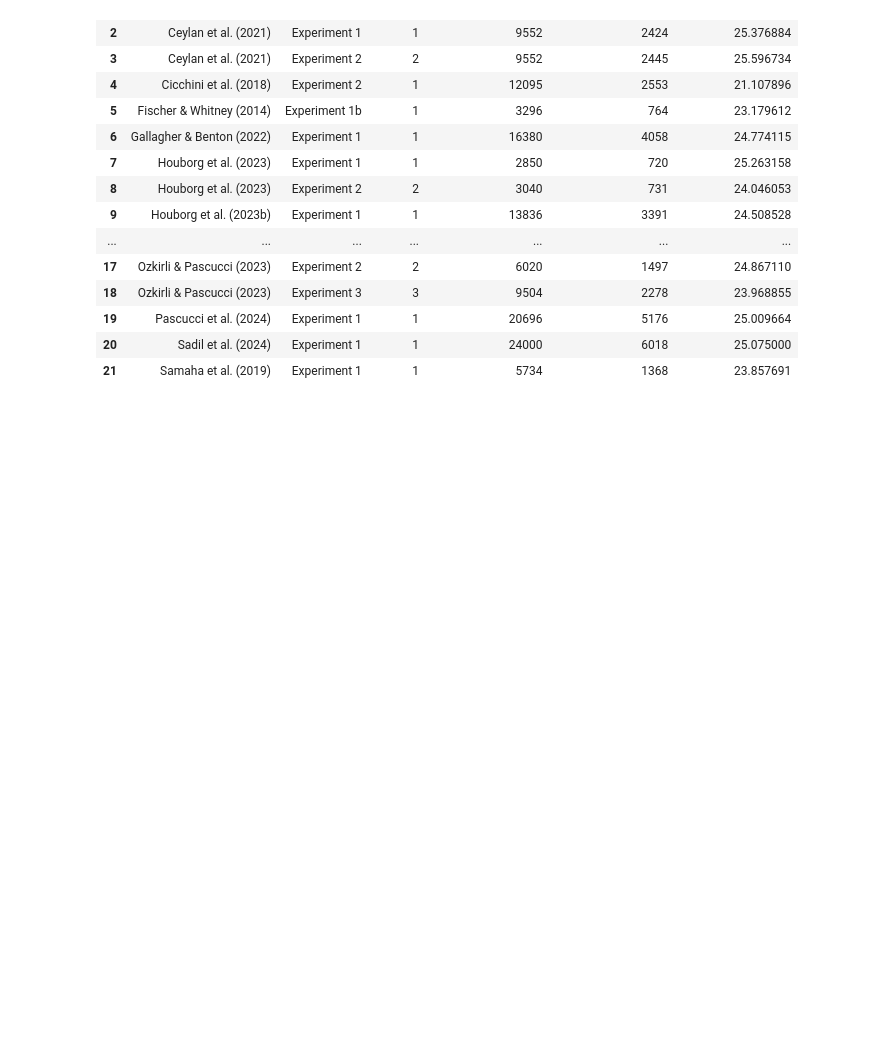
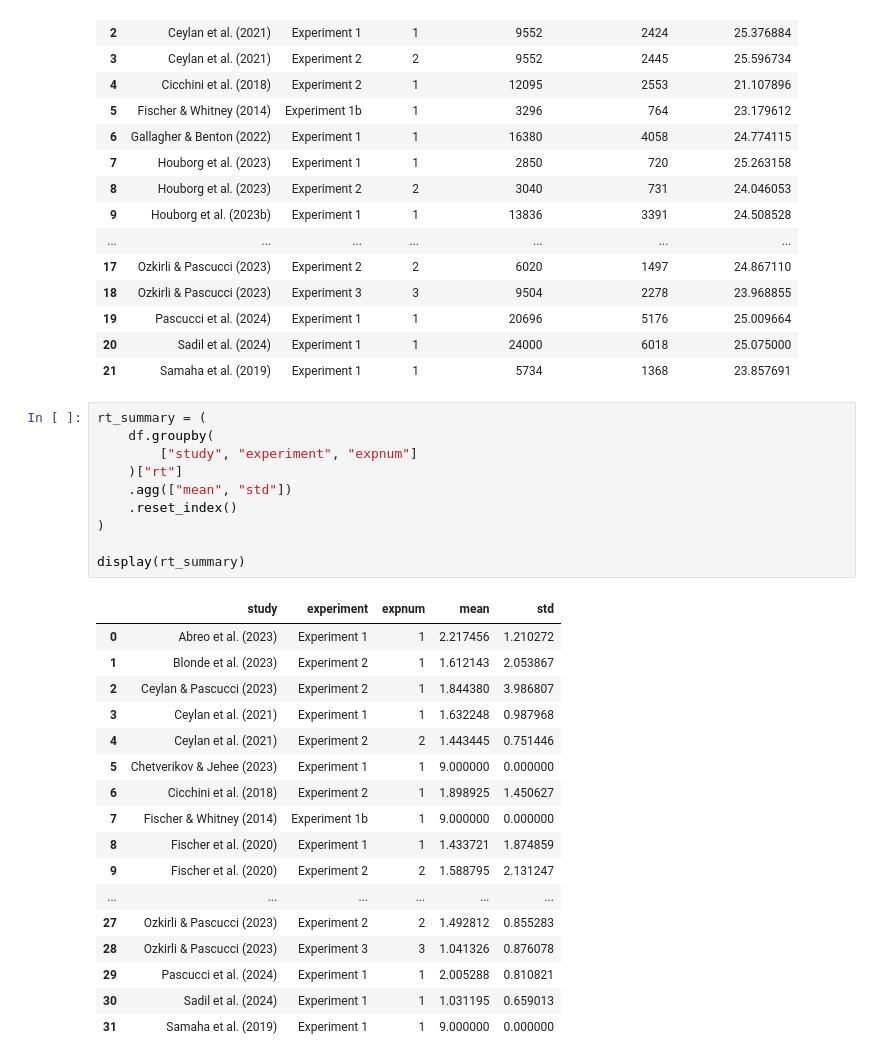
Before and after one commit to mkurvink/serialdependence, a Jupyter notebook: code/inspect_master_table.ipynb, the cells around one changed output. Drawn from its saved outputs; the diff is of its cells as text; blank space fills up the shorter version.

```diff
--- a/code/inspect_master_table.ipynb
+++ b/code/inspect_master_table.ipynb
@@ -334,3 +334,31 @@ Number of consecutive trial pairs with |theta difference| > 90°: 63496
 | 19 | Pascucci et al. (2024) | Experiment 1 | 1 | 20696 | 5176 | 25.009664 |
 | 20 | Sadil et al. (2024) | Experiment 1 | 1 | 24000 | 6018 | 25.075000 |
 | 21 | Samaha et al. (2019) | Experiment 1 | 1 | 5734 | 1368 | 23.857691 |
+# %%
+rt_summary = (
+    df.groupby(
+        ["study", "experiment", "expnum"]
+    )["rt"]
+    .agg(["mean", "std"])
+    .reset_index()
+)
+
+display(rt_summary)
+# %% [output]
+|  | study | experiment | expnum | mean | std |
+| 0 | Abreo et al. (2023) | Experiment 1 | 1 | 2.217456 | 1.210272 |
+| 1 | Blonde et al. (2023) | Experiment 2 | 1 | 1.612143 | 2.053867 |
+| 2 | Ceylan & Pascucci (2023) | Experiment 2 | 1 | 1.844380 | 3.986807 |
+| 3 | Ceylan et al. (2021) | Experiment 1 | 1 | 1.632248 | 0.987968 |
+| 4 | Ceylan et al. (2021) | Experiment 2 | 2 | 1.443445 | 0.751446 |
+| 5 | Chetverikov & Jehee (2023) | Experiment 1 | 1 | 9.000000 | 0.000000 |
+| 6 | Cicchini et al. (2018) | Experiment 2 | 1 | 1.898925 | 1.450627 |
+| 7 | Fischer & Whitney (2014) | Experiment 1b | 1 | 9.000000 | 0.000000 |
+| 8 | Fischer et al. (2020) | Experiment 1 | 1 | 1.433721 | 1.874859 |
+| 9 | Fischer et al. (2020) | Experiment 2 | 2 | 1.588795 | 2.131247 |
+| ... | ... | ... | ... | ... | ... |
+| 27 | Ozkirli & Pascucci (2023) | Experiment 2 | 2 | 1.492812 | 0.855283 |
+| 28 | Ozkirli & Pascucci (2023) | Experiment 3 | 3 | 1.041326 | 0.876078 |
+| 29 | Pascucci et al. (2024) | Experiment 1 | 1 | 2.005288 | 0.810821 |
+| 30 | Sadil et al. (2024) | Experiment 1 | 1 | 1.031195 | 0.659013 |
+| 31 | Samaha et al. (2019) | Experiment 1 | 1 | 9.000000 | 0.000000 |
```
Also changed, not shown: parts of 2 cells of this notebook, 27 other files.
